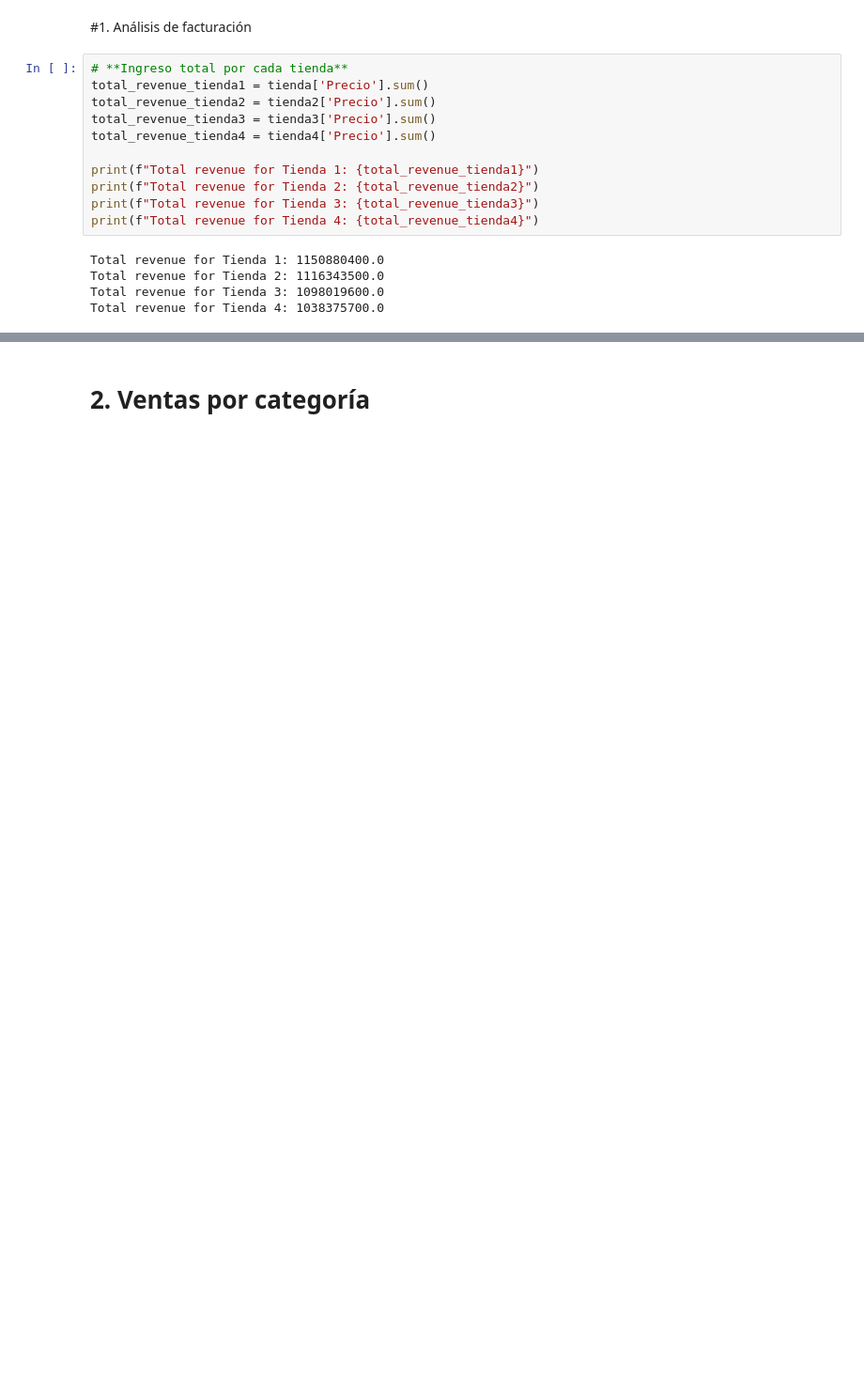
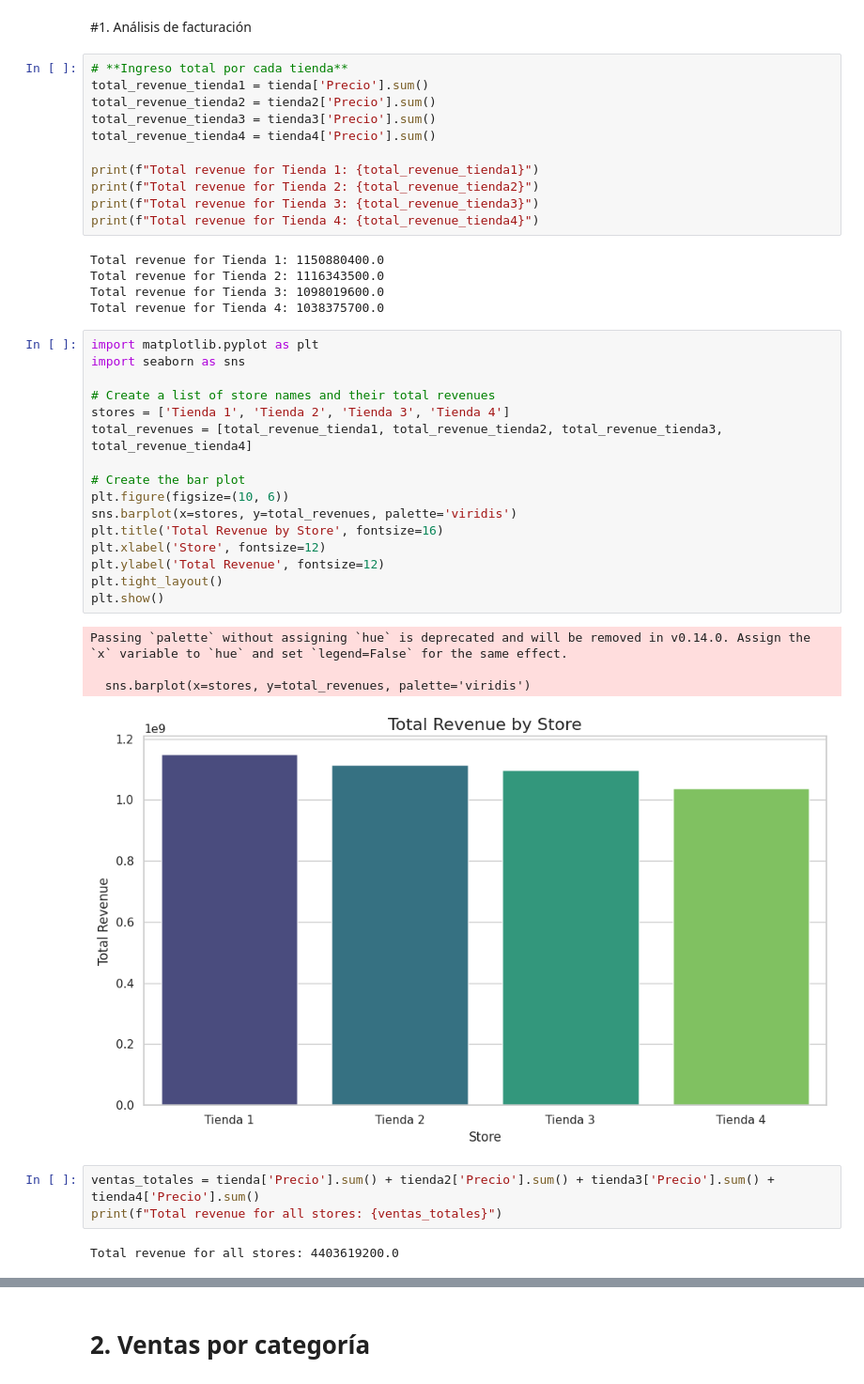
Before and after one commit to Socadan/challenge1-data-science-latam, a Jupyter notebook: AluraStoreLatam.ipynb, the cells around one changed output, grey strips where cells are left out. Shown at 94% size. Saved outputs shown, nothing was run; the diff lists cells and outputs as text; blank space fills up the shorter version.

```diff
--- a/AluraStoreLatam.ipynb
+++ b/AluraStoreLatam.ipynb
@@ -35,3 +30,29 @@ Total revenue for Tienda 1: 1150880400.0
 Total revenue for Tienda 2: 1116343500.0
 Total revenue for Tienda 3: 1098019600.0
 Total revenue for Tienda 4: 1038375700.0
+# %%
+import matplotlib.pyplot as plt
+import seaborn as sns
+
+# Create a list of store names and their total revenues
+stores = ['Tienda 1', 'Tienda 2', 'Tienda 3', 'Tienda 4']
+total_revenues = [total_revenue_tienda1, total_revenue_tienda2, total_revenue_tienda3, total_revenue_tienda4]
+
+# Create the bar plot
+plt.figure(figsize=(10, 6))
+sns.barplot(x=stores, y=total_revenues, palette='viridis')
+plt.title('Total Revenue by Store', fontsize=16)
+plt.xlabel('Store', fontsize=12)
+plt.ylabel('Total Revenue', fontsize=12)
+plt.tight_layout()
+plt.show()
+# %% [output]
+Passing `palette` without assigning `hue` is deprecated and will be removed in v0.14.0. Assign the `x` variable to `hue` and set `legend=False` for the same effect.
+
+  sns.barplot(x=stores, y=total_revenues, palette='viridis')
+[figure, added]
+# %%
+ventas_totales = tienda['Precio'].sum() + tienda2['Precio'].sum() + tienda3['Precio'].sum() + tienda4['Precio'].sum()
+print(f"Total revenue for all stores: {ventas_totales}")
+# %% [output]
+Total revenue for all stores: 4403619200.0
```
Also changed, not shown: parts of 39 cells of this notebook.
